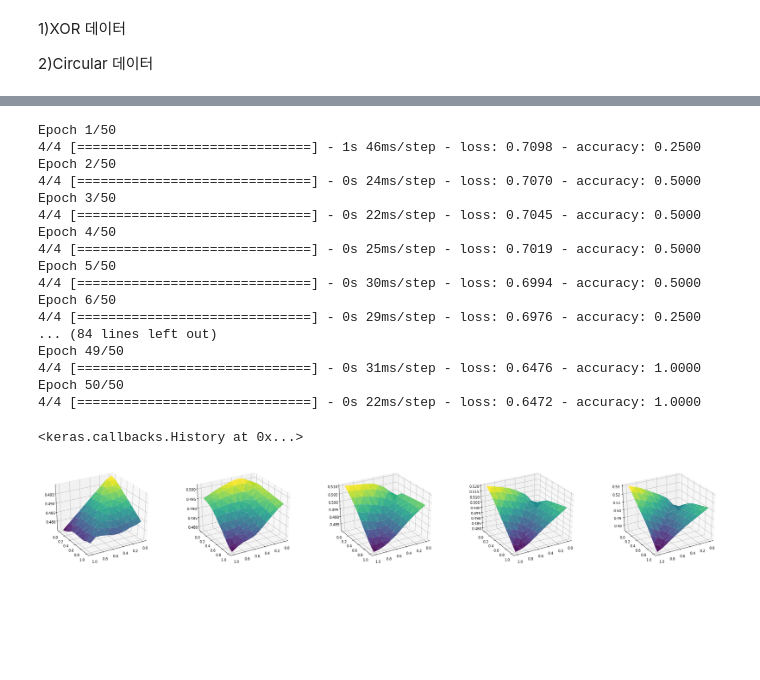
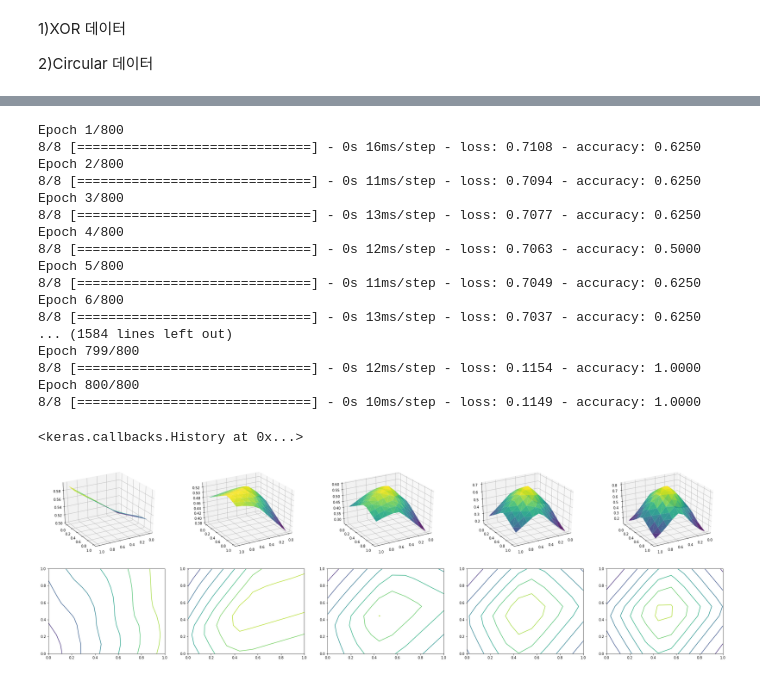
Before and after one commit to mephi82/grad_data_analysis, a Jupyter notebook: simplenn.ipynb, the cells around one changed output, grey strips where cells are left out. Cells and saved outputs as stored; diff of their text form; code cells hidden in the pictures; blank space fills up the shorter version.

```diff
--- a/simplenn.ipynb
+++ b/simplenn.ipynb
@@ -23,7 +23,7 @@ def load_XOR():
                     [1.],
                     [0.]],
                     dtype=np.float32)
-  return(x_train, y_train, 50)
+  return(x_train, y_train, 100)
 
 # Circular
 def load_circle():
@@ -31,19 +31,26 @@ def load_circle():
                     [0., 1.],
                     [1., 0.],
                     [1., 1.],
-                    [0.5, 0.5]],
+                    [0.5, 0.6],
+                    [0.5, 0.4],
+                    [0.4, 0.5],
+                    [0.6, 0.5]],
                     dtype=np.float32)
 
   y_train = np.array([[0.],
                     [0.],
                     [0.],
                     [0.],
-                    [1.]],
+                    [1.],
+                    [1.],
+                    [1.],
+                    [1.]
+                    ],
                     dtype=np.float32)
-  return(x_train, y_train, 750)
+  return(x_train, y_train, 800)
 
-x_train, y_train, n_epoch = load_XOR()
-# x_train, y_train, n_epoch = load_circle()
+# x_train, y_train, n_epoch = load_XOR()
+x_train, y_train, n_epoch = load_circle()
 # %%
 model = models.Sequential([
   tf.keras.Input(shape=(2,)),
@@ -92,32 +93,34 @@ model.compile(optimizer='SGD',
 
 model.fit(x_train, y_train, epochs=n_epoch,  callbacks=[PredictionCallback()], batch_size=1)
 # %% [output]
-Epoch 1/50
-4/4 [==============================] - 1s 46ms/step - loss: 0.7098 - accuracy: 0.2500
-Epoch 2/50
-4/4 [==============================] - 0s 24ms/step - loss: 0.7070 - accuracy: 0.5000
-Epoch 3/50
-4/4 [==============================] - 0s 22ms/step - loss: 0.7045 - accuracy: 0.5000
-Epoch 4/50
-4/4 [==============================] - 0s 25ms/step - loss: 0.7019 - accuracy: 0.5000
-Epoch 5/50
-4/4 [==============================] - 0s 30ms/step - loss: 0.6994 - accuracy: 0.5000
-Epoch 6/50
-4/4 [==============================] - 0s 29ms/step - loss: 0.6976 - accuracy: 0.2500
-... (84 lines left out)
-Epoch 49/50
-4/4 [==============================] - 0s 31ms/step - loss: 0.6476 - accuracy: 1.0000
-Epoch 50/50
-4/4 [==============================] - 0s 22ms/step - loss: 0.6472 - accuracy: 1.0000
+Epoch 1/800
+8/8 [==============================] - 0s 16ms/step - loss: 0.7108 - accuracy: 0.6250
+Epoch 2/800
+8/8 [==============================] - 0s 11ms/step - loss: 0.7094 - accuracy: 0.6250
+Epoch 3/800
+8/8 [==============================] - 0s 13ms/step - loss: 0.7077 - accuracy: 0.6250
+Epoch 4/800
+8/8 [==============================] - 0s 12ms/step - loss: 0.7063 - accuracy: 0.5000
+Epoch 5/800
+8/8 [==============================] - 0s 11ms/step - loss: 0.7049 - accuracy: 0.6250
+Epoch 6/800
+8/8 [==============================] - 0s 13ms/step - loss: 0.7037 - accuracy: 0.6250
+... (1584 lines left out)
+Epoch 799/800
+8/8 [==============================] - 0s 12ms/step - loss: 0.1154 - accuracy: 1.0000
+Epoch 800/800
+8/8 [==============================] - 0s 10ms/step - loss: 0.1149 - accuracy: 1.0000
 <keras.callbacks.History at 0x...>
 # %%
 import matplotlib.pyplot as plt
 
-fig = plt.figure(figsize=(35,5))
+fig = plt.figure(figsize=(35,10))
 for j in range(1,6):
-  ax = fig.add_subplot(1,5,j, projection="3d")
+  ax = fig.add_subplot(2,5,j, projection="3d")
   # xv.ravel().shape, probas[0].shape
   ax.plot_trisurf(xv.ravel(), yv.ravel(), probas[(j-1)*int(n_epoch/5)].ravel(), cmap="viridis", alpha=0.9)
   ax.view_init(30, 60)
+  ax = fig.add_subplot(2,5,j+5)
+  ax.contour(x, y, probas[(j-1)*int(n_epoch/5)].reshape((len(x),len(y))))
 # %% [output]
-[figure, old version]
+[figure, new version]
```
Also changed, not shown: parts of 1 cell of this notebook.
